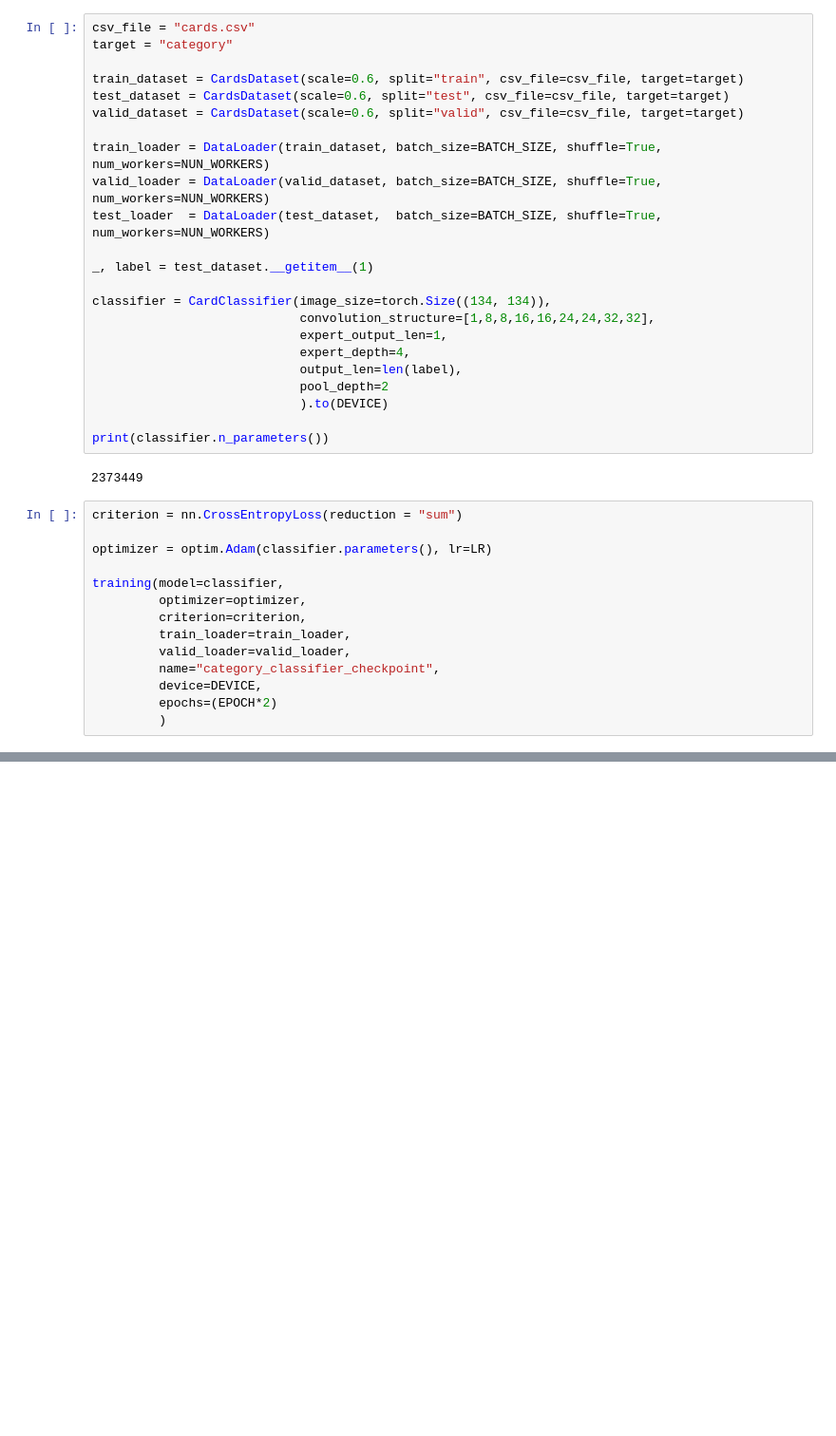
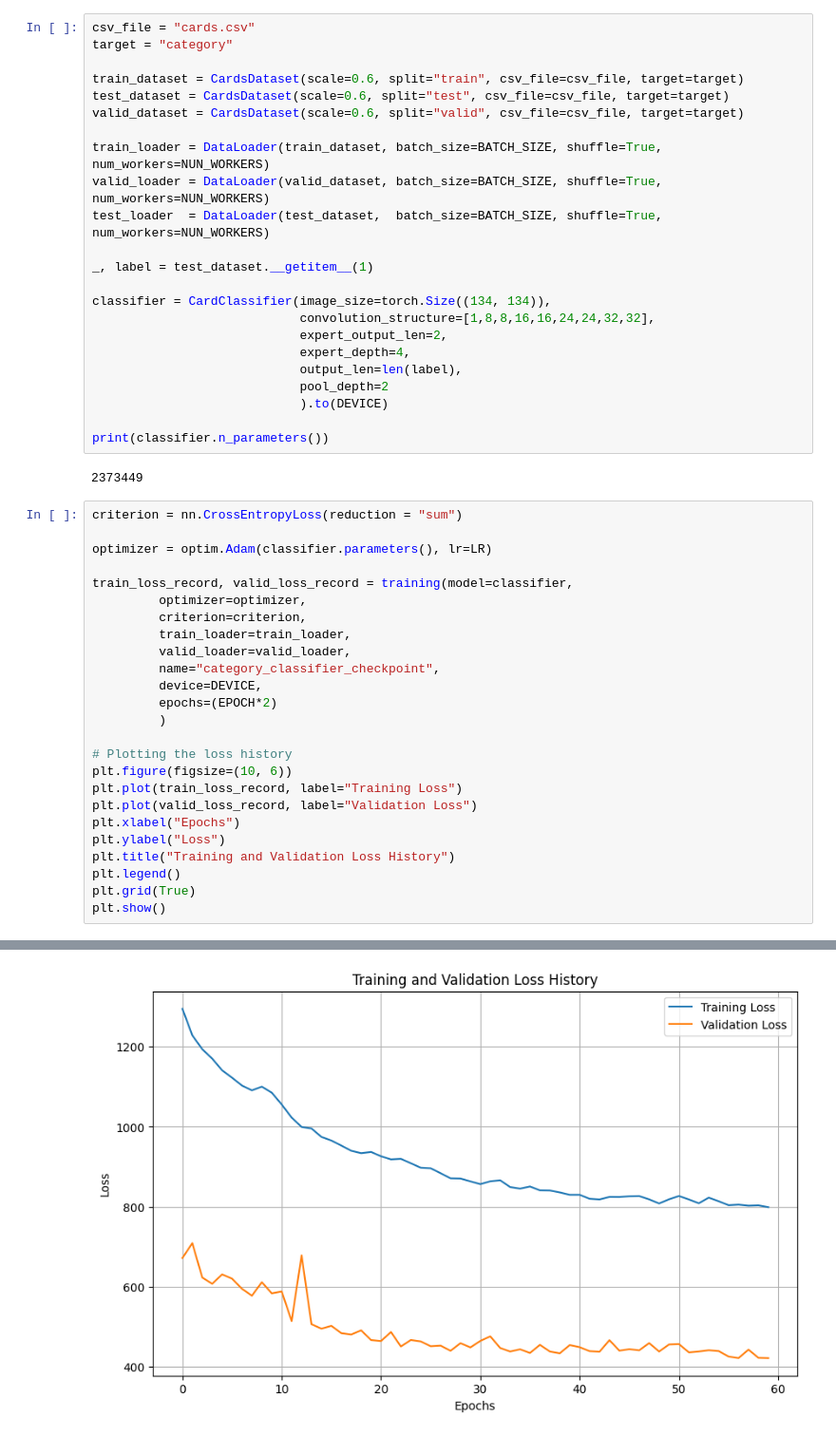
Before and after one commit to Lingfeng555/CardsRecognition, a Jupyter notebook: main.ipynb, the cells around one changed output, grey strips where cells are left out. Shown: that part at 95% size. Saved outputs shown, nothing was run; the diff lists cells and outputs as text; blank space fills up the shorter version.

```diff
--- a/main.ipynb
+++ b/main.ipynb
@@ -217,7 +215,7 @@ _, label = test_dataset.__getitem__(1)
 
 classifier = CardClassifier(image_size=torch.Size((134, 134)),
                             convolution_structure=[1,8,8,16,16,24,24,32,32],
-                            expert_output_len=1,
+                            expert_output_len=2,
                             expert_depth=4,
                             output_len=len(label),
                             pool_depth=2
@@ -231,7 +229,7 @@ criterion = nn.CrossEntropyLoss(reduction = "sum")
 
 optimizer = optim.Adam(classifier.parameters(), lr=LR)
 
-training(model=classifier,
+train_loss_record, valid_loss_record = training(model=classifier,
          optimizer=optimizer,
          criterion=criterion,
          train_loader=train_loader,
@@ -240,4 +238,15 @@ training(model=classifier,
          device=DEVICE,
          epochs=(EPOCH*2)
          )
+
+# Plotting the loss history
+plt.figure(figsize=(10, 6))
+plt.plot(train_loss_record, label="Training Loss")
+plt.plot(valid_loss_record, label="Validation Loss")
+plt.xlabel("Epochs")
+plt.ylabel("Loss")
+plt.title("Training and Validation Loss History")
+plt.legend()
+plt.grid(True)
+plt.show()
 # %% [output]
@@ -247,0 +270 @@ EPOCH 4/4 - Training Loss: 1256.9284 - Validation Loss: 699.1809 - Validation Pr
+[figure, added]
```
Also changed, not shown: parts of 10 cells of this notebook, 2 other files.
